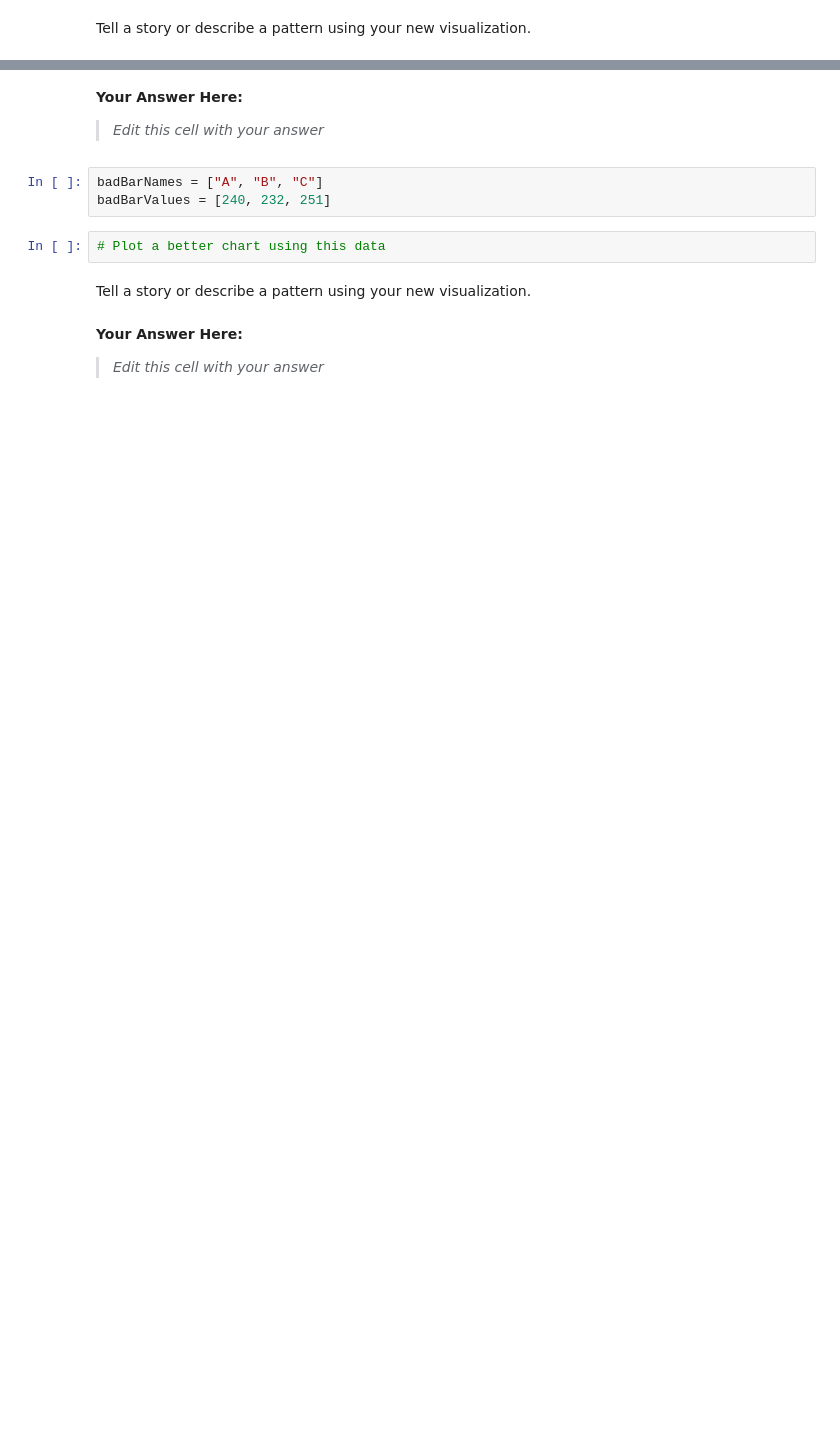
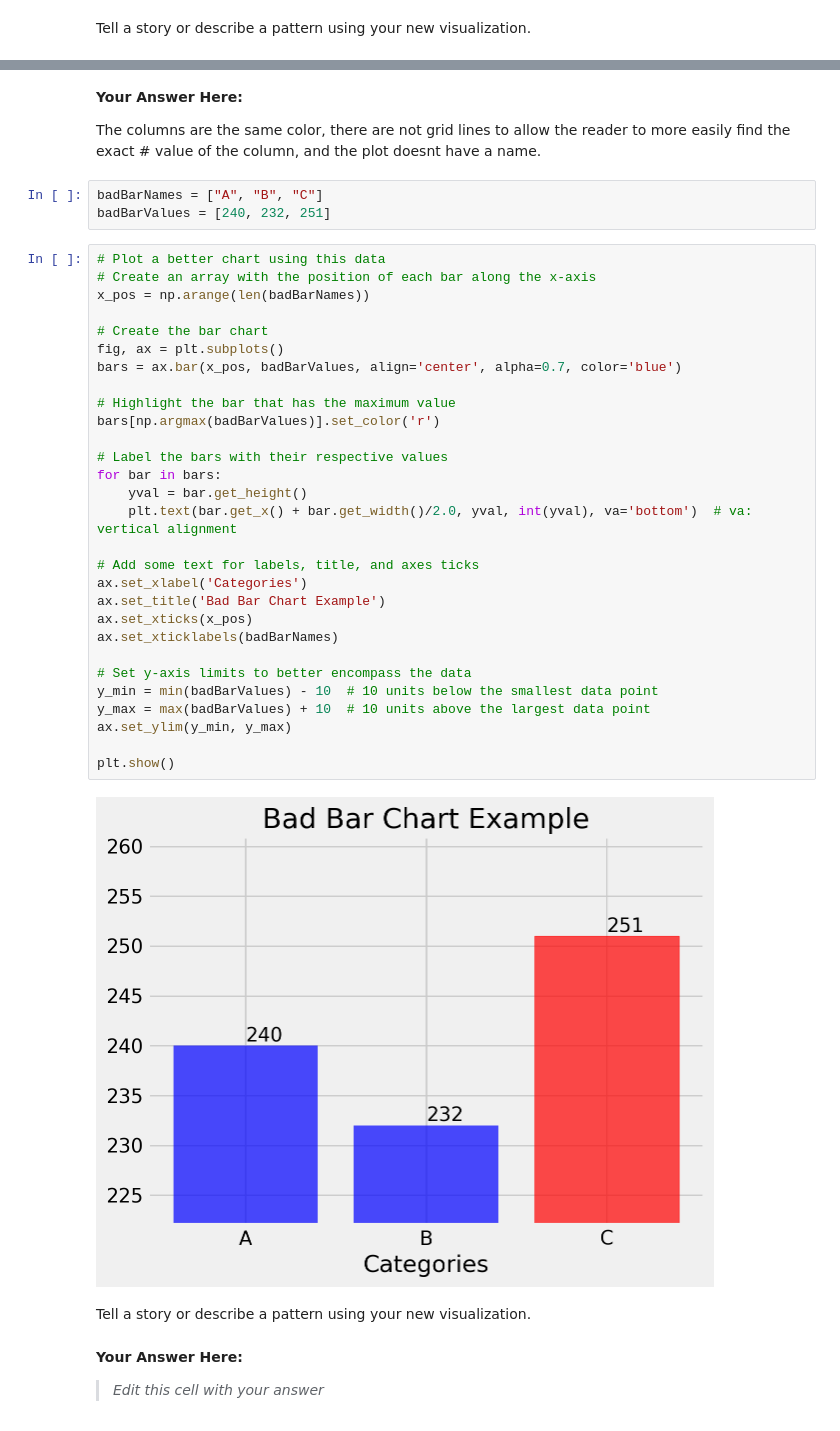
Before and after one commit to gordmo/DataScience-303, a Jupyter notebook: 02-visualization.ipynb, the cells around one changed output, grey strips where cells are left out. Drawn from its saved outputs; the diff is of its cells as text; blank space fills up the shorter version.

```diff
--- a/02-visualization.ipynb
+++ b/02-visualization.ipynb
@@ -180,15 +222,44 @@ Tell a story or describe a pattern using your new visualization.
 Explain why this visualization is a bad one:
 
 ![Bad Bar Chart](http://imgur.com/AkLyM9I.png)
-# %% [markdown]
-**Your Answer Here:**
-
->*Edit this cell with your answer*
+# %% [markdown]
+**Your Answer Here:**
+
+The columns are the same color, there are not grid lines to allow the reader to more easily find the exact # value of the column, and the plot doesnt have a name.
 # %%
 badBarNames = ["A", "B", "C"]
 badBarValues = [240, 232, 251]
-# %%
-# Plot a better chart using this data
+# %%
+# Plot a better chart using this data
+# Create an array with the position of each bar along the x-axis
+x_pos = np.arange(len(badBarNames))
+
+# Create the bar chart
+fig, ax = plt.subplots()
+bars = ax.bar(x_pos, badBarValues, align='center', alpha=0.7, color='blue')
+
+# Highlight the bar that has the maximum value
+bars[np.argmax(badBarValues)].set_color('r')
+
+# Label the bars with their respective values
+for bar in bars:
+    yval = bar.get_height()
+    plt.text(bar.get_x() + bar.get_width()/2.0, yval, int(yval), va='bottom')  # va: vertical alignment
+
+# Add some text for labels, title, and axes ticks
+ax.set_xlabel('Categories')
+ax.set_title('Bad Bar Chart Example')
+ax.set_xticks(x_pos)
+ax.set_xticklabels(badBarNames)
+
+# Set y-axis limits to better encompass the data
+y_min = min(badBarValues) - 10  # 10 units below the smallest data point
+y_max = max(badBarValues) + 10  # 10 units above the largest data point
+ax.set_ylim(y_min, y_max)
+
+plt.show()
+# %% [output]
+[figure, added]
 # %% [markdown]
 Tell a story or describe a pattern using your new visualization.
 # %% [markdown]
```
Also changed, not shown: parts of 12 cells of this notebook.
